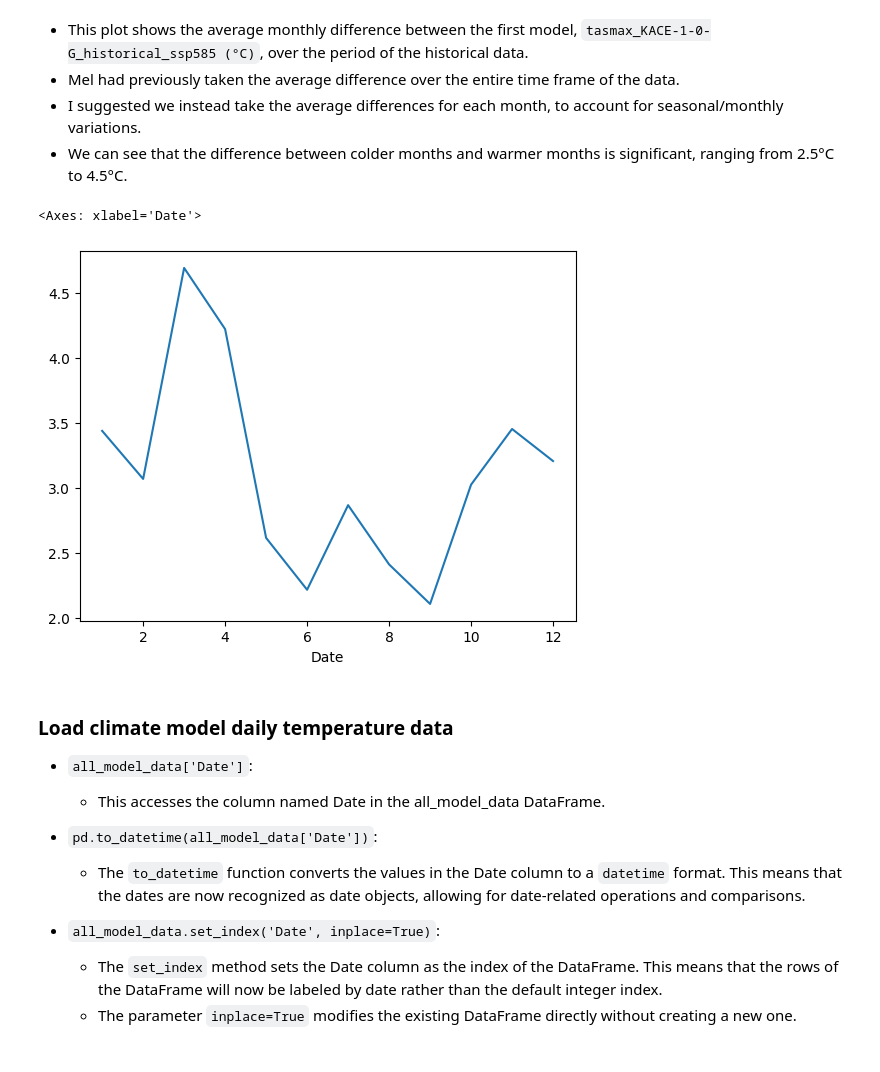
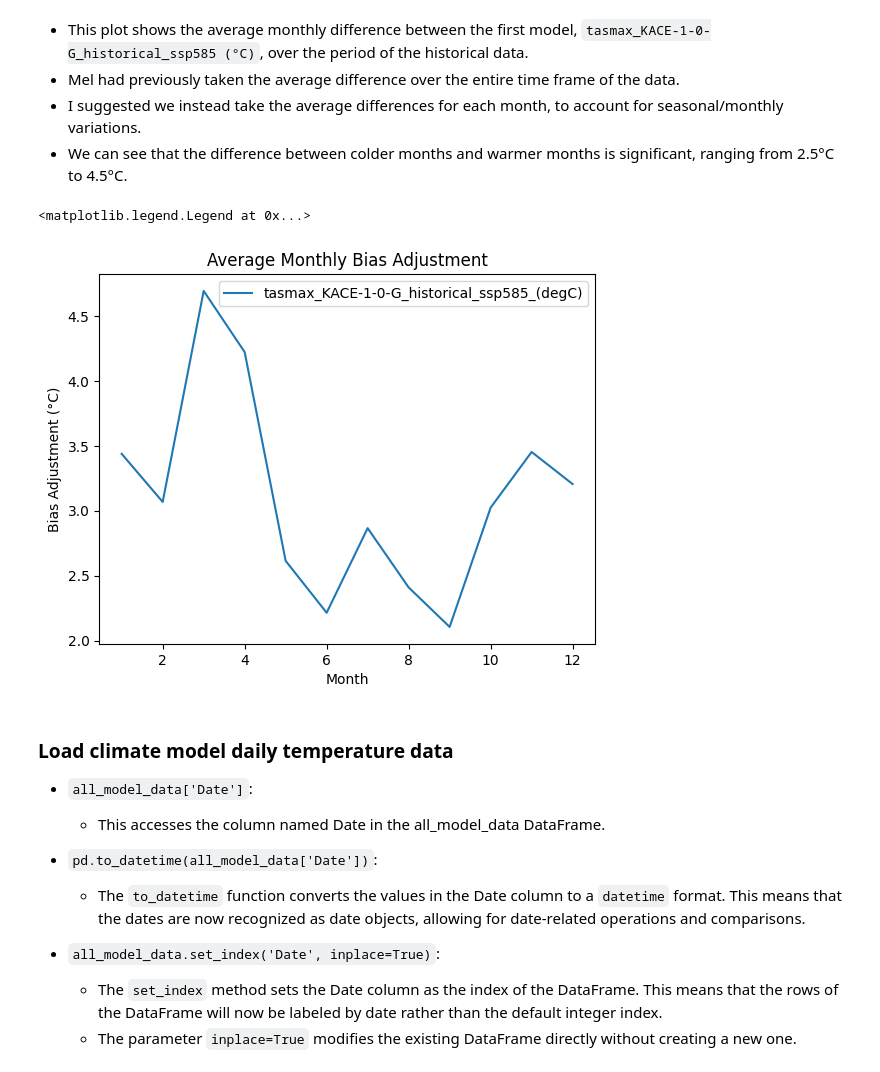
Before and after one commit to LucasSpielman/2-Assignment-Example, a Jupyter notebook: Bias Adjustment.ipynb, the cells around one changed output. Drawn from its saved outputs; the diff is of its cells as text; code cells hidden in the pictures.

```diff
--- a/Bias Adjustment.ipynb
+++ b/Bias Adjustment.ipynb
@@ -188,11 +206,17 @@ bias_adjustment = monthly_bias.groupby(monthly_bias.index.month).mean()
 - Mel had previously taken the average difference over the entire time frame of the data.
 - I suggested we instead take the average differences for each month, to account for seasonal/monthly variations.
 - We can see that the difference between colder months and warmer months is significant, ranging from 2.5°C to 4.5°C.
-# %%
-bias_adjustment.iloc[:,0].plot()
-# %% [output]
-<Axes: xlabel='Date'>
-[figure, removed]
+# %%
+bias_adjustment.iloc[:,0].plot()
+plt.title('Average Monthly Bias Adjustment')
+plt.xlabel('Month')
+plt.ylabel('Bias Adjustment (°C)')
+
+# Adding a legend
+plt.legend()
+# %% [output]
+<matplotlib.legend.Legend at 0x...>
+[figure, added]
 # %% [markdown]
 ### Load climate model daily temperature data
 
```
Also changed, not shown: parts of 12 cells of this notebook, 1 other file.
